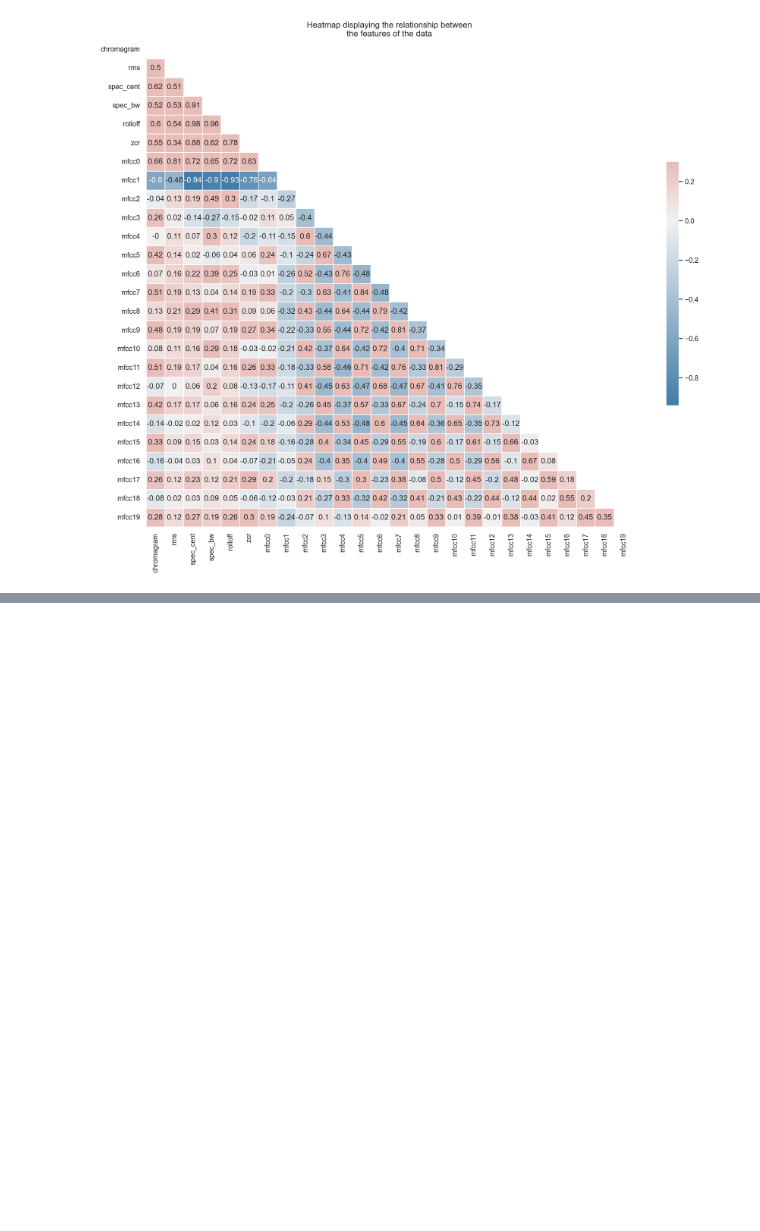
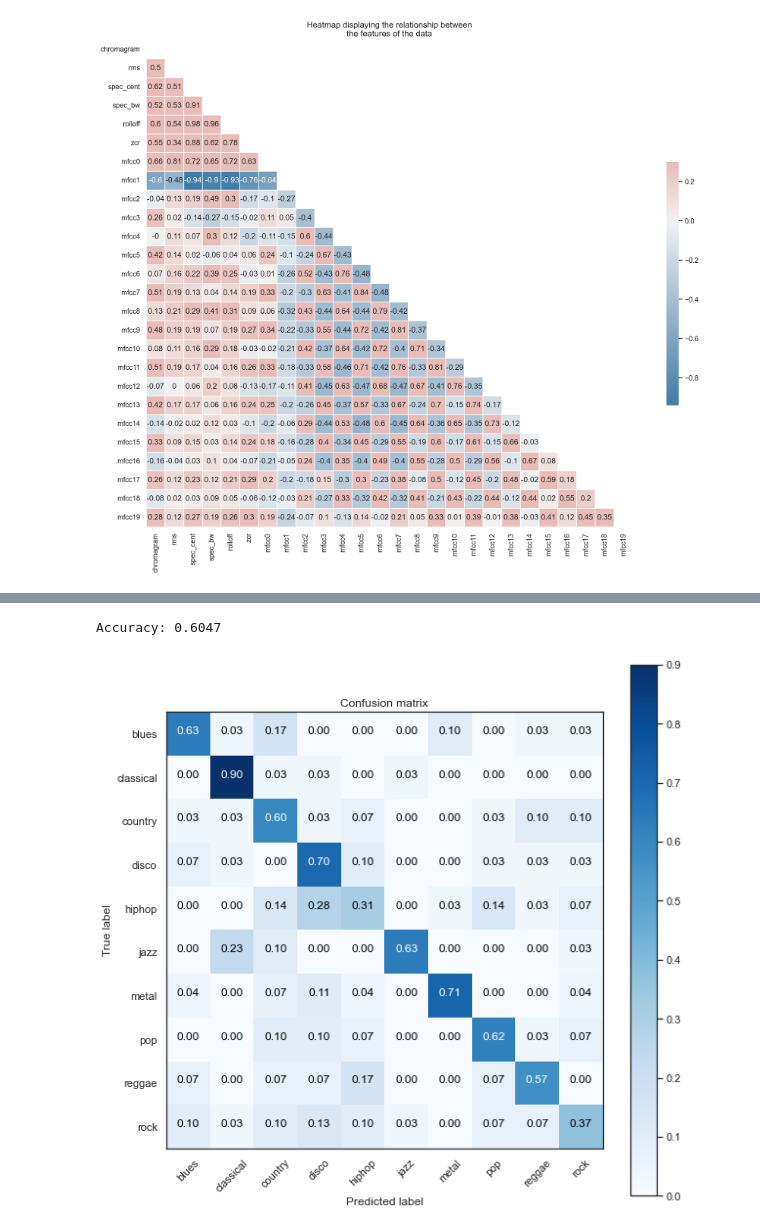
Before and after one commit to ValeGian/MusicClassifier, a Jupyter notebook: GTZAN_EDA_and_Model.ipynb, the cells around one changed output, grey strips where cells are left out. Saved outputs shown, nothing was run; the diff lists cells and outputs as text; code cells hidden in the pictures; blank space fills up the shorter version.

```diff
--- a/GTZAN_EDA_and_Model.ipynb
+++ b/GTZAN_EDA_and_Model.ipynb
@@ -279,0 +272,12 @@ print(grid_cart.best_params_)
+# %%
+pipe = Pipeline([('scaler', StandardScaler()), ('clf', KNeighborsClassifier())])
+pipe.fit(X_train, y_train)
+knn_preds = pipe.predict(X_test)
+print('Accuracy: %.4f' % pipe.score(X_test, y_test))
+
+cm = confusion_matrix(y_test, pipe.predict(X_test))
+classes = df.genre.unique()
+vl.plot_confusion_matrix(cm, classes, normalize=True)
+# %% [output]
+Accuracy: 0.6047
+[figure, added]
```
Also changed, not shown: parts of 14 cells of this notebook, 1 other file.
